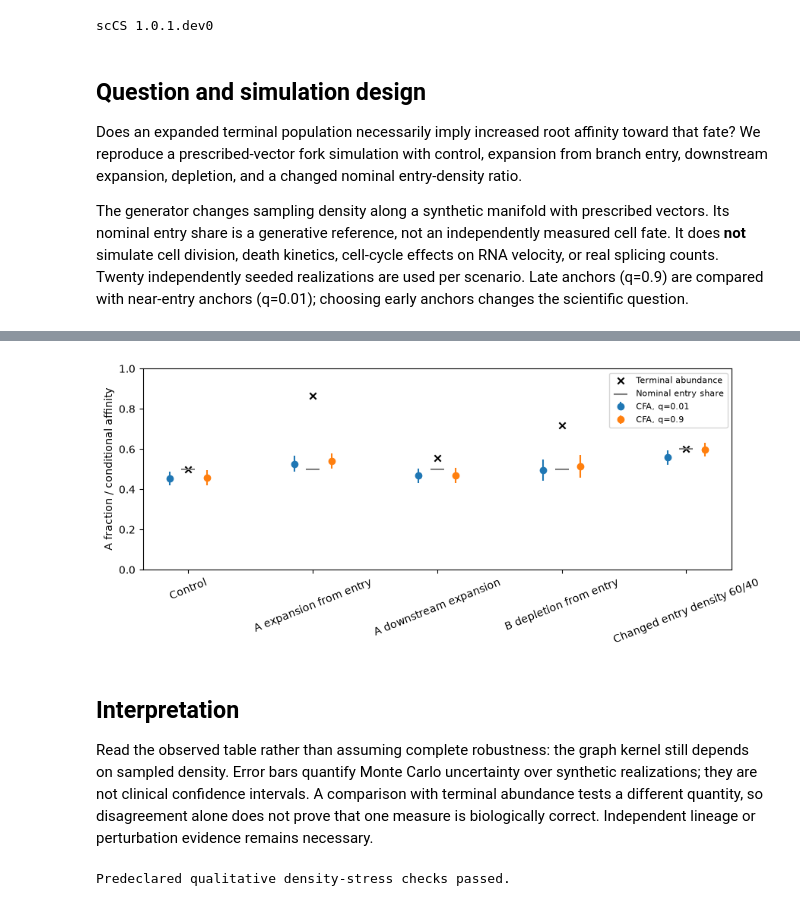
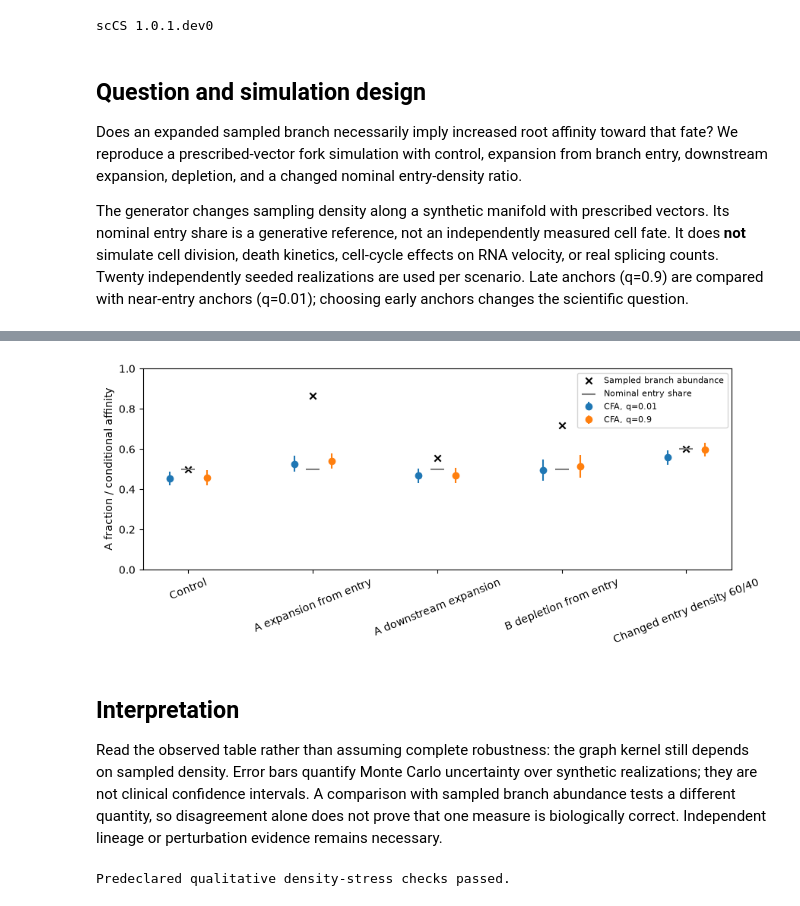
Before and after one commit to mcrewcow/scCS, a Jupyter notebook: docs/tutorials/14_validation_abundance.ipynb, the cells around one changed output, grey strips where cells are left out. Drawn from its saved outputs; the diff is of its cells as text; code cells hidden in the pictures.

```diff
--- a/docs/tutorials/14_validation_abundance.ipynb
+++ b/docs/tutorials/14_validation_abundance.ipynb
@@ -24,7 +36,7 @@ plt.rcParams.update({"figure.dpi": 100, "figure.figsize": (7, 4)})
 scCS 1.0.1.dev0
 # %% [markdown]
 ## Question and simulation design
-Does an expanded terminal population necessarily imply increased root affinity toward that fate? We reproduce a prescribed-vector fork simulation with control, expansion from branch entry, downstream expansion, depletion, and a changed nominal entry-density ratio.
+Does an expanded sampled branch necessarily imply increased root affinity toward that fate? We reproduce a prescribed-vector fork simulation with control, expansion from branch entry, downstream expansion, depletion, and a changed nominal entry-density ratio.
 
 The generator changes sampling density along a synthetic manifold with prescribed vectors. Its nominal entry share is a generative reference, not an independently measured cell fate. It does **not** simulate cell division, death kinetics, cell-cycle effects on RNA velocity, or real splicing counts. Twenty independently seeded realizations are used per scenario. Late anchors (q=0.9) are compared with near-entry anchors (q=0.01); choosing early anchors changes the scientific question.
 # %%
@@ -67,38 +79,38 @@ reference = (
     abundance[abundance.q == 0.01]
     .groupby("scenario")[["abundance_A", "nominal_entry_share"]]
     .mean()
     .reindex(names)
 )
 ax.scatter(
     np.arange(len(names)),
     reference.abundance_A,
     marker="x",
     color="black",
-    label="Terminal abundance",
+    label="Sampled branch abundance",
 )
 ax.scatter(
     np.arange(len(names)),
     reference.nominal_entry_share,
     marker="_",
     s=180,
     color="0.5",
     label="Nominal entry share",
 )
 ax.set(
     xticks=np.arange(len(names)),
     xticklabels=names,
     ylabel="A fraction / conditional affinity",
     ylim=(0, 1),
 )
 ax.tick_params(axis="x", rotation=22)
 ax.legend(fontsize=8)
 fig.tight_layout()
 plt.show()
 # %% [output]
-[figure, old version]
+[figure, new version]
 # %% [markdown]
 ## Interpretation
-Read the observed table rather than assuming complete robustness: the graph kernel still depends on sampled density. Error bars quantify Monte Carlo uncertainty over synthetic realizations; they are not clinical confidence intervals. A comparison with terminal abundance tests a different quantity, so disagreement alone does not prove that one measure is biologically correct. Independent lineage or perturbation evidence remains necessary.
+Read the observed table rather than assuming complete robustness: the graph kernel still depends on sampled density. Error bars quantify Monte Carlo uncertainty over synthetic realizations; they are not clinical confidence intervals. A comparison with sampled branch abundance tests a different quantity, so disagreement alone does not prove that one measure is biologically correct. Independent lineage or perturbation evidence remains necessary.
 # %%
 entry = abundance[abundance.q == 0.01].groupby("scenario")[["CFA_A", "abundance_A"]].mean()
 assert entry.loc["A expansion from entry", "abundance_A"] > 0.75
```
Also changed, not shown: parts of 1 cell of this notebook, 38 other files.
